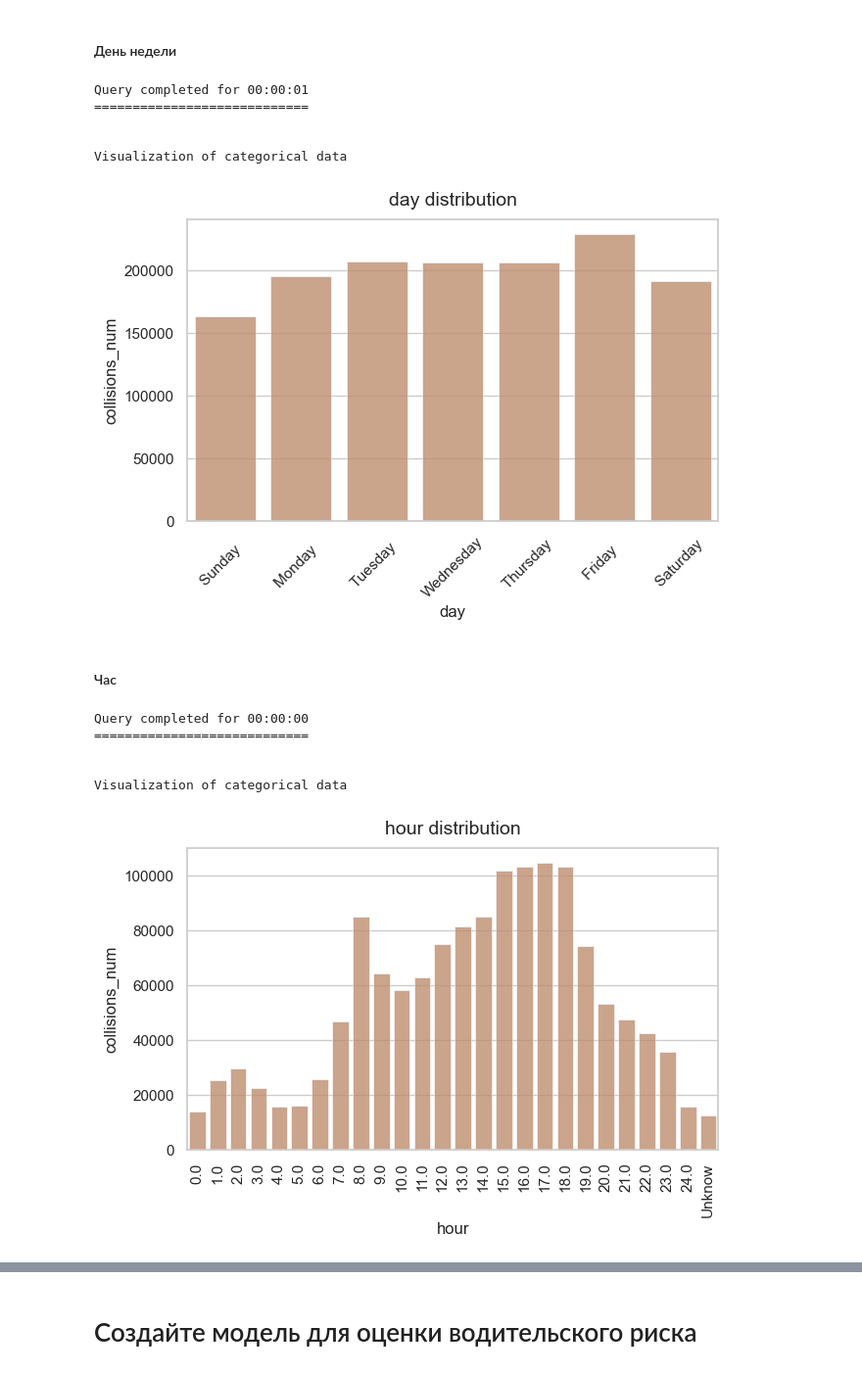
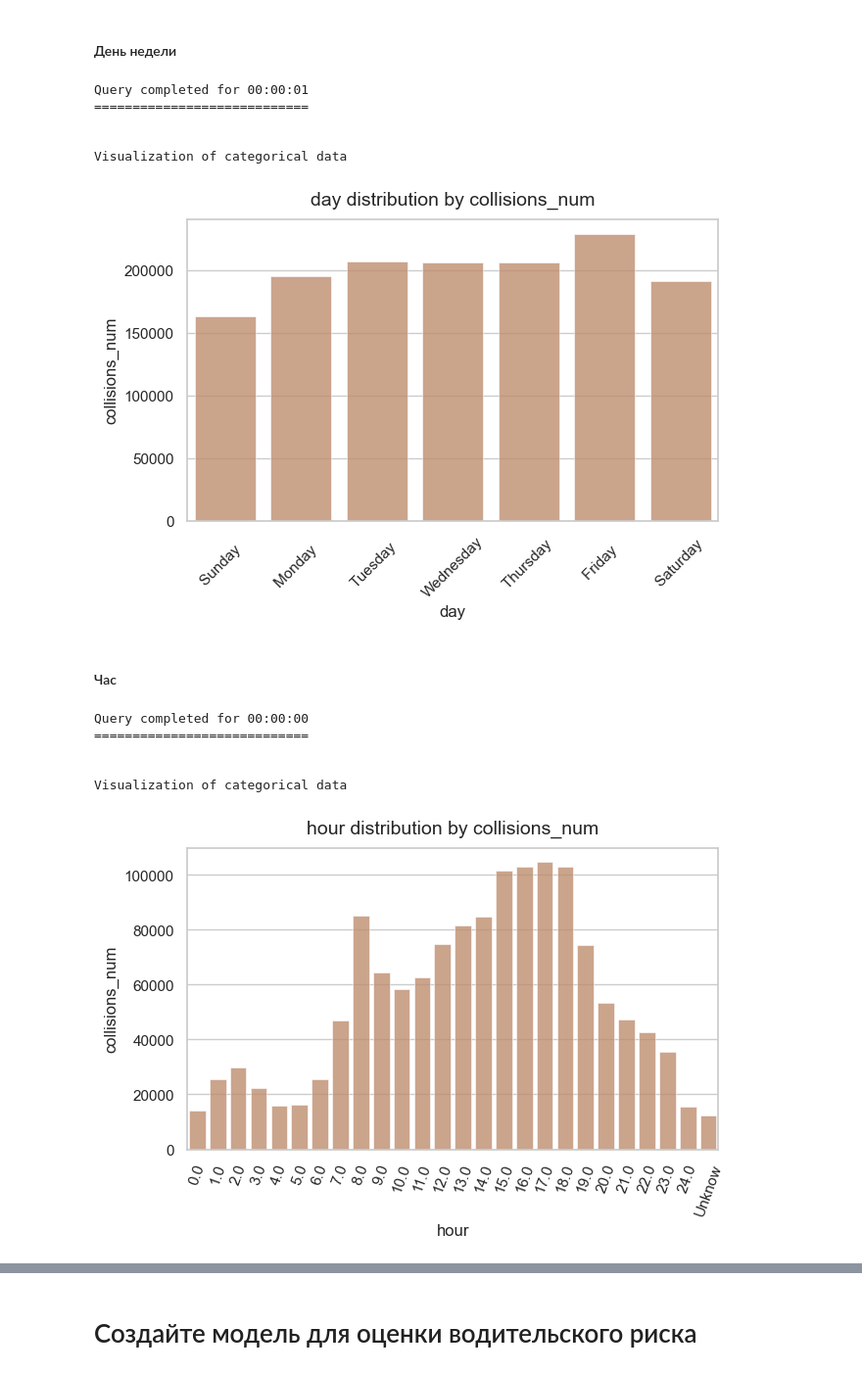
Before and after one commit to AdamCage/road-accident-risk-assessment, a Jupyter notebook: ssss.ipynb, the cells around one changed output, grey strips where cells are left out. Shown at 98% size. Drawn from its saved outputs; the diff is of its cells as text; code cells hidden in the pictures.

```diff
--- a/ssss.ipynb
+++ b/ssss.ipynb
@@ -661,26 +714,24 @@ Completed for 00:00:27
 # %% [markdown]
 ### Даты
 # %%
-def analyze_data(dtype, data, x, y, figsize=None, bins=50):
-    if dtype == "categories":
-        data[x] = data[x].fillna("Unknow")
+def analyze_data(data, x, y, rotation=45, hue=None, figsize=None):
+    color = '#CC8963' if hue is None else None
+    data[x] = data[x].fillna("Unknow")
 
-        sns.set_theme(style="whitegrid")
-        print('Visualization of categorical data')
-        print()
+    sns.set_theme(style="whitegrid")
+    print('Visualization of categorical data')
+    print()
 
-        figure, (ax_bar) = plt.subplots(
-                    1, 1, figsize=(18, 5) if figsize is None else figsize)
-        sns.barplot(data=data, x=x, y=y,
-                    linewidth=0.5, ax=ax_bar,
-                    color='#CC8963', alpha=0.8).set_title(
-                        f"{x} distribution", y=1.02, fontsize=14)
+    figure, (ax_bar) = plt.subplots(
+                1, 1, figsize=(18, 5) if figsize is None else figsize)
+    sns.barplot(data=data, x=x, y=y, hue=hue,
+                linewidth=0.5, ax=ax_bar,
+                color=color, alpha=0.8).set_title(
+                    f"{x} distribution by {y}", y=1.02, fontsize=14)
 
-        r_ = 0 if data.shape[0] < 5 else 45
-        r_ = r_ if data.shape[0] < 20 else 90
-        ax_bar.tick_params(axis='x', rotation=r_)
-        plt.show()
-        print()
+    ax_bar.tick_params(axis='x', rotation=rotation)
+    plt.show()
+    print()
 # %% [markdown]
 #### Месяц
 # %%
@@ -720,7 +770,6 @@ Visualization of categorical data
 #### День недели
 # %%
 analyze_data(
-    dtype="categories",
     data=sql_query(
         """
         SELECT
@@ -750,34 +799,34 @@ Query completed for 00:00:01
 
 
 Visualization of categorical data
-[figure, old version]
+[figure, new version]
 # %% [markdown]
 #### Час
 # %%
 analyze_data(
-    dtype="categories",
     data=sql_query(
         """
         SELECT
             CASE
                 WHEN EXTRACT(MINUTE FROM collision_time) >= 30
                     THEN (EXTRACT(HOUR FROM collision_time) + 1)::integer
                 ELSE EXTRACT(HOUR FROM collision_time)::integer
             END AS hour,
             COUNT(*) AS collisions_num
         FROM
             collisions
         GROUP BY
             hour
         """
     ),
     x="hour", y="collisions_num",
+    rotation=70,
     figsize=(7, 4)
 )
 # %% [output]
 Query completed for 00:00:00
 ============================
 
 
 Visualization of categorical data
-[figure, old version]
+[figure, new version]
```
Also changed, not shown: parts of 15 cells of this notebook.
